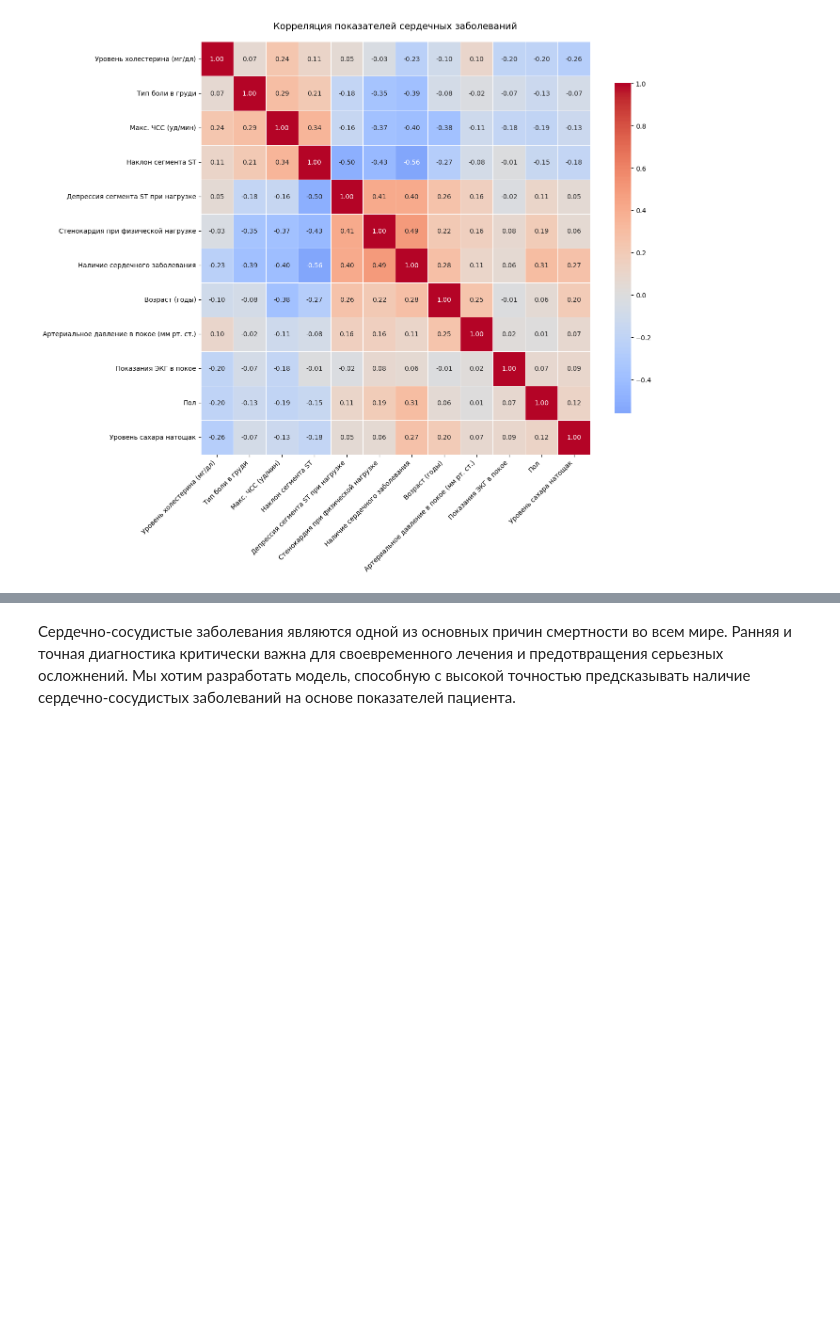
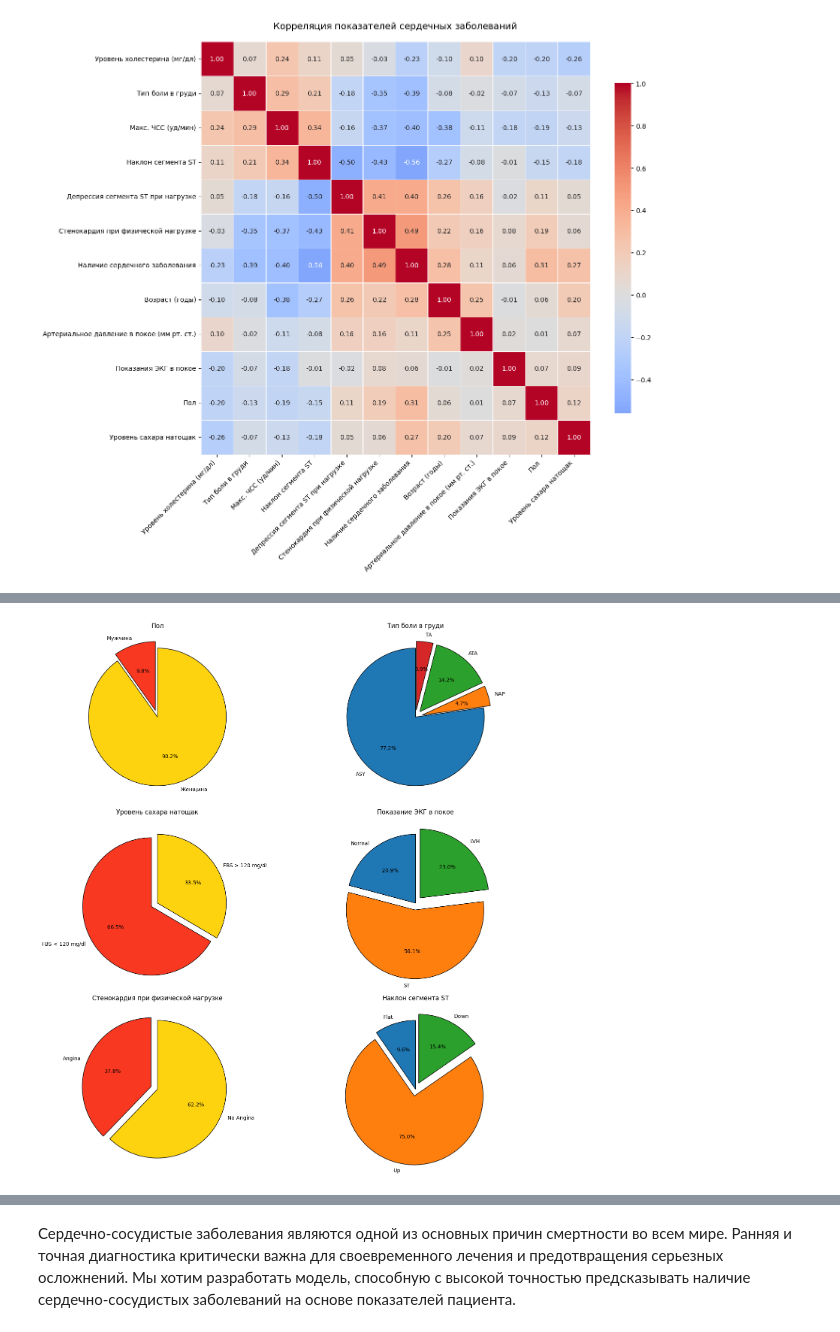
Before and after one commit to Khaymonenko/StatPrak, a Jupyter notebook: Project 3/Project.ipynb, the cells around one changed output, grey strips where cells are left out. Cells and saved outputs as stored; diff of their text form; code cells hidden in the pictures; blank space fills up the shorter version.

```diff
--- a/Project 3/Project.ipynb
+++ b/Project 3/Project.ipynb
@@ -105,0 +123,43 @@ plt.show()
+# %%
+sex = data[data['HeartDisease'] == 1]['Sex'].value_counts()
+sex = [sex[0] / sum(sex) * 100, sex[1] / sum(sex) * 100]
+
+cp = data[data['HeartDisease'] == 1]['ChestPainType'].value_counts()
+cp = [cp[0] / sum(cp) * 100,cp[1] / sum(cp) * 100,cp[2] / sum(cp) * 100,cp[3] / sum(cp) * 100]
+
+fbs = data[data['HeartDisease'] == 1]['FastingBS'].value_counts()
+fbs = [fbs[0] / sum(fbs) * 100,fbs[1] / sum(fbs) * 100]
+
+restecg = data[data['HeartDisease'] == 1]['RestingECG'].value_counts()
+restecg = [restecg[0] / sum(restecg) * 100,restecg[1] / sum(restecg) * 100,restecg[2] / sum(restecg) * 100]
+
+exang = data[data['HeartDisease'] == 1]['ExerciseAngina'].value_counts()
+exang = [exang[0] / sum(exang) * 100,exang[1] / sum(exang) * 100]
+
+slope = data[data['HeartDisease'] == 1]['ST_Slope'].value_counts()
+slope = [slope[0] / sum(slope) * 100,slope[1] / sum(slope) * 100,slope[2] / sum(slope) * 100]
+# %%
+fig, axes = plt.subplots(nrows=3, ncols=2, figsize=(15, 15))
+axes[0,0].pie(sex, labels=['Мужчина','Женщина'], autopct='%1.1f%%', startangle=90,
+             explode=(0.1,0), colors=colors, wedgeprops={'edgecolor':'black', 'linewidth':1})
+axes[0,0].set_title('Пол')
+axes[0,1].pie(cp, labels=['ASY', 'NAP', 'ATA', 'TA'], autopct='%1.1f%%', startangle=90,
+             explode=(0,0.1,0.1,0.1), wedgeprops={'edgecolor':'black', 'linewidth':1})
+axes[0,1].set_title('Тип боли в груди')
+axes[1,0].pie(fbs, labels=['FBS < 120 mg/dl','FBS > 120 mg/dl'], autopct='%1.1f%%',
+             startangle=90, explode=(0.1,0), colors=colors, wedgeprops={'edgecolor':'black', 'linewidth':1})
+axes[1,0].set_title('Уровень сахара натощак')
+axes[1,1].pie(restecg, labels=['Normal','ST','LVH'], autopct='%1.1f%%', startangle=90,
+             explode=(0,0.1,0.1), wedgeprops={'edgecolor':'black', 'linewidth':1})
+axes[1,1].set_title('Показание ЭКГ в покое')
+axes[2,0].pie(exang, labels=['Angina','No Angina'], autopct='%1.1f%%', startangle=90,
+             explode=(0.1,0), colors=colors, wedgeprops={'edgecolor':'black', 'linewidth':1})
+axes[2,0].set_title('Стенокардия при физической нагрузке')
+axes[2,1].pie(slope, labels=['Flat','Up','Down'], autopct='%1.1f%%', startangle=90,
+             explode=(0,0.1,0.1), wedgeprops={'edgecolor':'black', 'linewidth':1})
+axes[2,1].set_title('Наклон сегмента ST')
+
+plt.tight_layout()
+plt.show()
+# %% [output]
+[figure, added]
```
Also changed, not shown: parts of 3 cells of this notebook.
